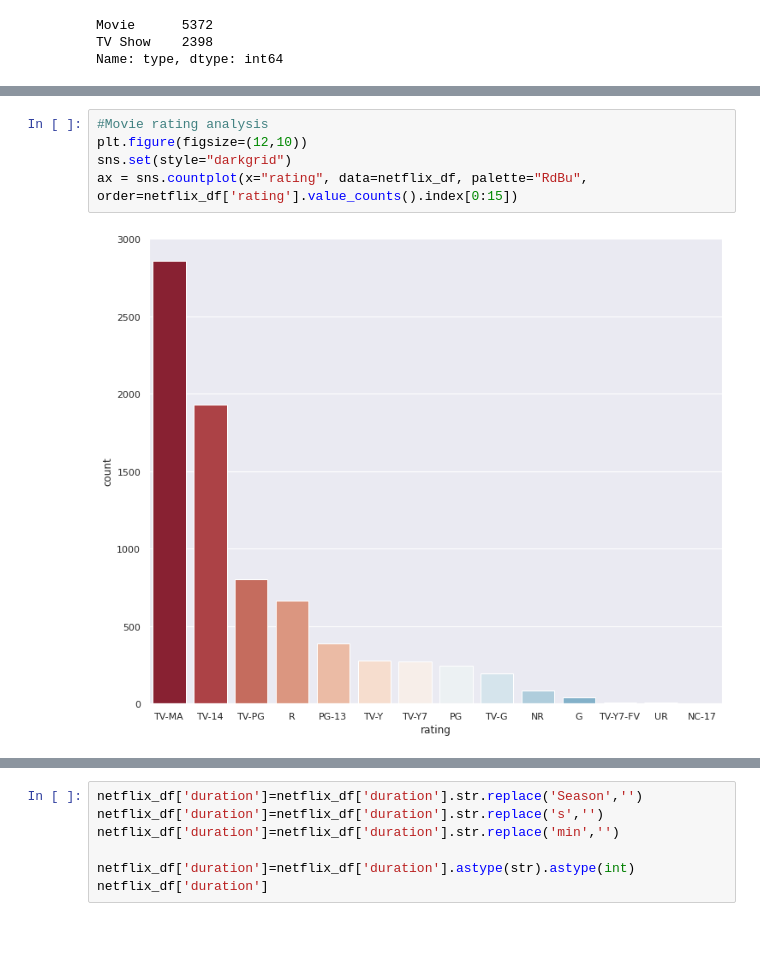
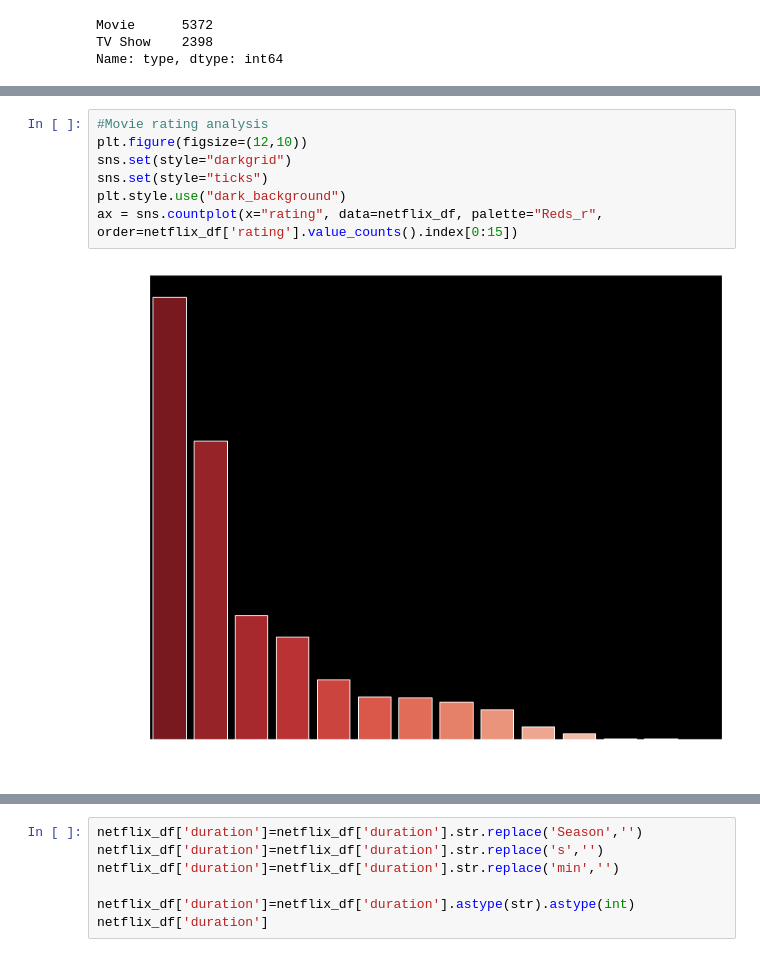
Before and after one commit to Mahima2208/Netflix_Movies_and_TVShows_Clustering, a Jupyter notebook: NETFLIX_MOVIES_AND_TV_SHOWS_CLUSTERING.ipynb, the cells around one changed output, grey strips where cells are left out. Drawn from its saved outputs; the diff is of its cells as text.

```diff
--- a/NETFLIX_MOVIES_AND_TV_SHOWS_CLUSTERING.ipynb
+++ b/NETFLIX_MOVIES_AND_TV_SHOWS_CLUSTERING.ipynb
@@ -279,10 +279,12 @@ fig.show()
 # %%
 #Movie rating analysis
 plt.figure(figsize=(12,10))
 sns.set(style="darkgrid")
-ax = sns.countplot(x="rating", data=netflix_df, palette="RdBu", order=netflix_df['rating'].value_counts().index[0:15])
+sns.set(style="ticks")
+plt.style.use("dark_background")
+ax = sns.countplot(x="rating", data=netflix_df, palette="Reds_r", order=netflix_df['rating'].value_counts().index[0:15])
 # %% [output]
-[figure, old version]
+[figure, new version]
 # %%
 # Year wise analysis
 plt.figure(figsize=(12,10))
```
Also changed, not shown: parts of 17 cells of this notebook.
